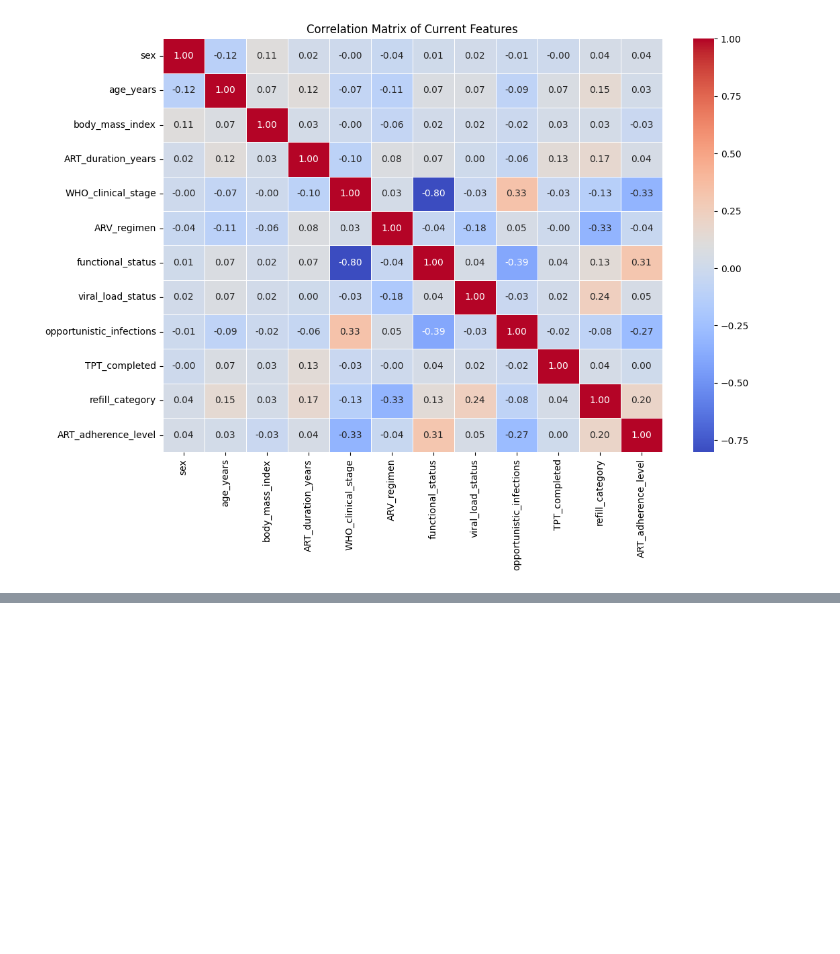
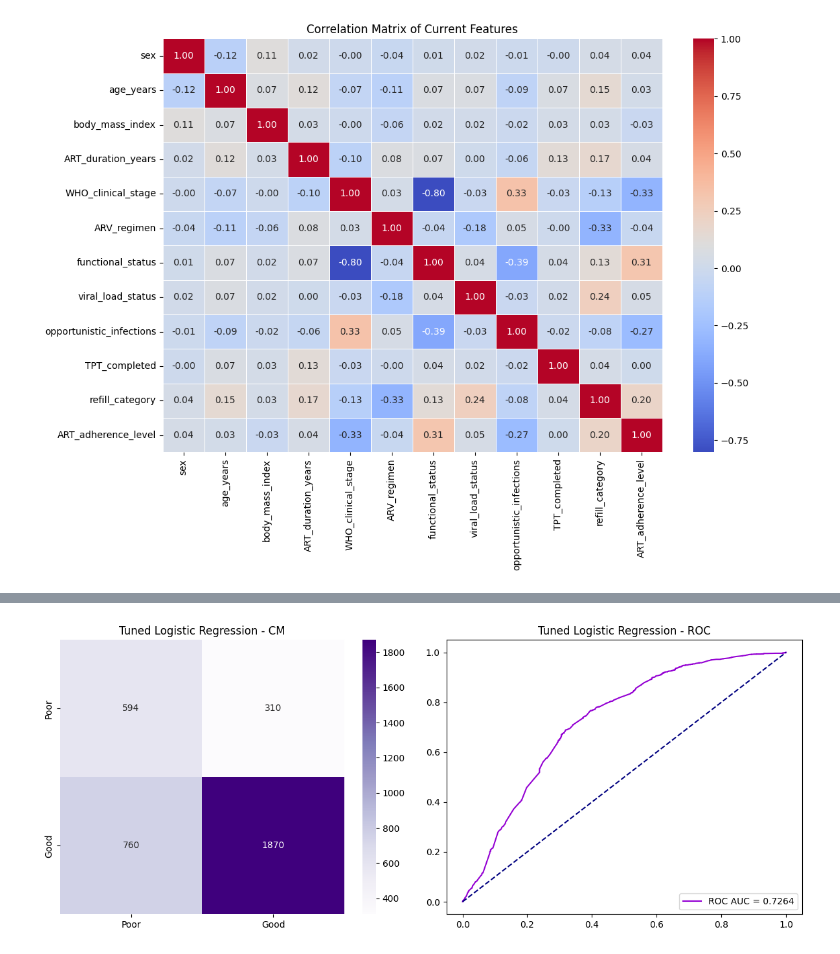
Before and after one commit to Fentahun60/Fentahun, a Jupyter notebook: ART_adherance.ipynb, the cells around one changed output, grey strips where cells are left out. Drawn from its saved outputs; the diff is of its cells as text; code cells hidden in the pictures; blank space fills up the shorter version.

```diff
--- a/ART_adherance.ipynb
+++ b/ART_adherance.ipynb
@@ -1769,0 +1991,72 @@ Final Variance Inflation Factor (VIF) Analysis:
+# %%
+from sklearn.model_selection import RandomizedSearchCV
+from sklearn.linear_model import LogisticRegression
+from scipy.stats import loguniform
+from sklearn.metrics import classification_report, confusion_matrix, accuracy_score, precision_score, recall_score, f1_score, roc_auc_score, roc_curve
+import seaborn as sns
+import matplotlib.pyplot as plt
+
+# Define the parameter distribution for Logistic Regression
+# C is the inverse of regularization strength
+# solver 'liblinear' is good for small datasets and supports l1/l2 penalty
+param_dist_lr = {
+    'C': loguniform(1e-4, 1e2),
+    'penalty': ['l1', 'l2'],
+    'solver': ['liblinear']
+}
+
+# Initialize Logistic Regression
+lr = LogisticRegression(max_iter=1000, random_state=42)
+
+# Initialize RandomizedSearchCV
+random_search_lr = RandomizedSearchCV(
+    estimator=lr,
+    param_distributions=param_dist_lr,
+    n_iter=50,
+    cv=5,
+    verbose=1,
+    random_state=42,
+    n_jobs=-1,
+    scoring='roc_auc'
+)
+
+# Fit to the balanced training data
+print("Starting RandomizedSearchCV for Logistic Regression...")
+random_search_lr.fit(X_train_bal, y_train_bal)
+print("RandomizedSearchCV completed.")
+
+# Best parameters and model
+best_lr_model = random_search_lr.best_estimator_
+print(f"\nBest Parameters: {random_search_lr.best_params_}")
+
+# Predict on the test set
+y_pred_tuned_lr = best_lr_model.predict(X_test)
+y_prob_tuned_lr = best_lr_model.predict_proba(X_test)[:, 1]
+
+# Evaluation Metrics
+print("\nTuned Logistic Regression Performance on Test Set:")
+print(f"Accuracy:  {accuracy_score(y_test, y_pred_tuned_lr):.4f}")
+print(f"Precision: {precision_score(y_test, y_pred_tuned_lr):.4f}")
+print(f"Recall:    {recall_score(y_test, y_pred_tuned_lr):.4f}")
+print(f"F1 Score:  {f1_score(y_test, y_pred_tuned_lr):.4f}")
+print(f"ROC AUC:   {roc_auc_score(y_test, y_prob_tuned_lr):.4f}")
+
+# Plot Confusion Matrix and ROC Curve
+fig, ax = plt.subplots(1, 2, figsize=(12, 5))
+
+# Confusion Matrix
+cm_tuned_lr = confusion_matrix(y_test, y_pred_tuned_lr)
+sns.heatmap(cm_tuned_lr, annot=True, fmt='d', cmap='Purples',
+            xticklabels=['Poor', 'Good'], yticklabels=['Poor', 'Good'], ax=ax[0])
+ax[0].set_title('Tuned Logistic Regression - CM')
+
+# ROC Curve
+fpr_tuned_lr, tpr_tuned_lr, _ = roc_curve(y_test, y_prob_tuned_lr)
+ax[1].plot(fpr_tuned_lr, tpr_tuned_lr, color='darkviolet', label=f'ROC AUC = {roc_auc_score(y_test, y_prob_tuned_lr):.4f}')
+ax[1].plot([0, 1], [0, 1], color='navy', linestyle='--')
+ax[1].set_title('Tuned Logistic Regression - ROC')
+ax[1].legend(loc='lower right')
+
+plt.tight_layout()
+plt.show()
+# %% [output]
@@ -1769,0 +2075 @@ Final Variance Inflation Factor (VIF) Analysis:
+[figure, added]
```
Also changed, not shown: parts of 27 cells of this notebook.
